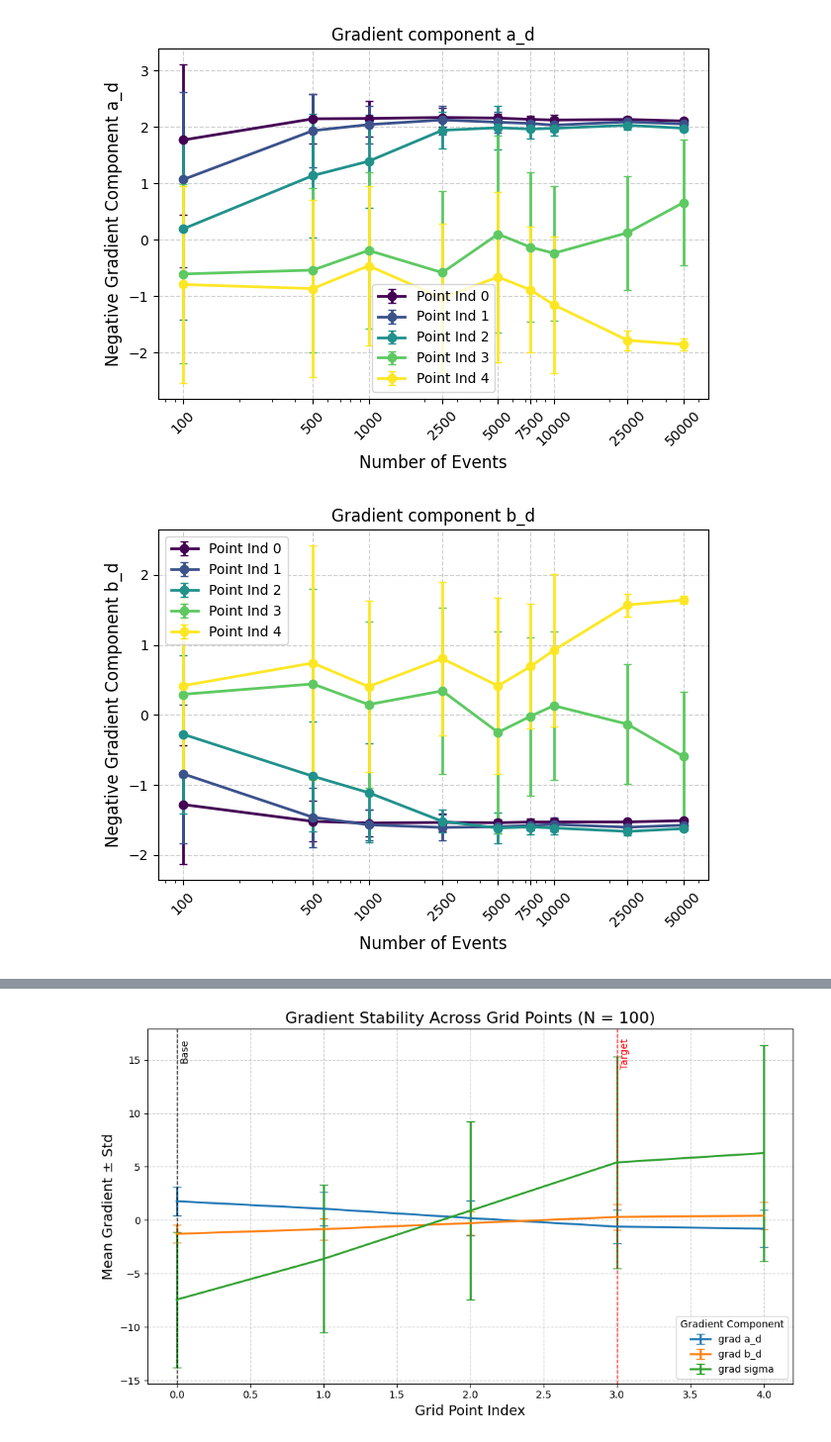
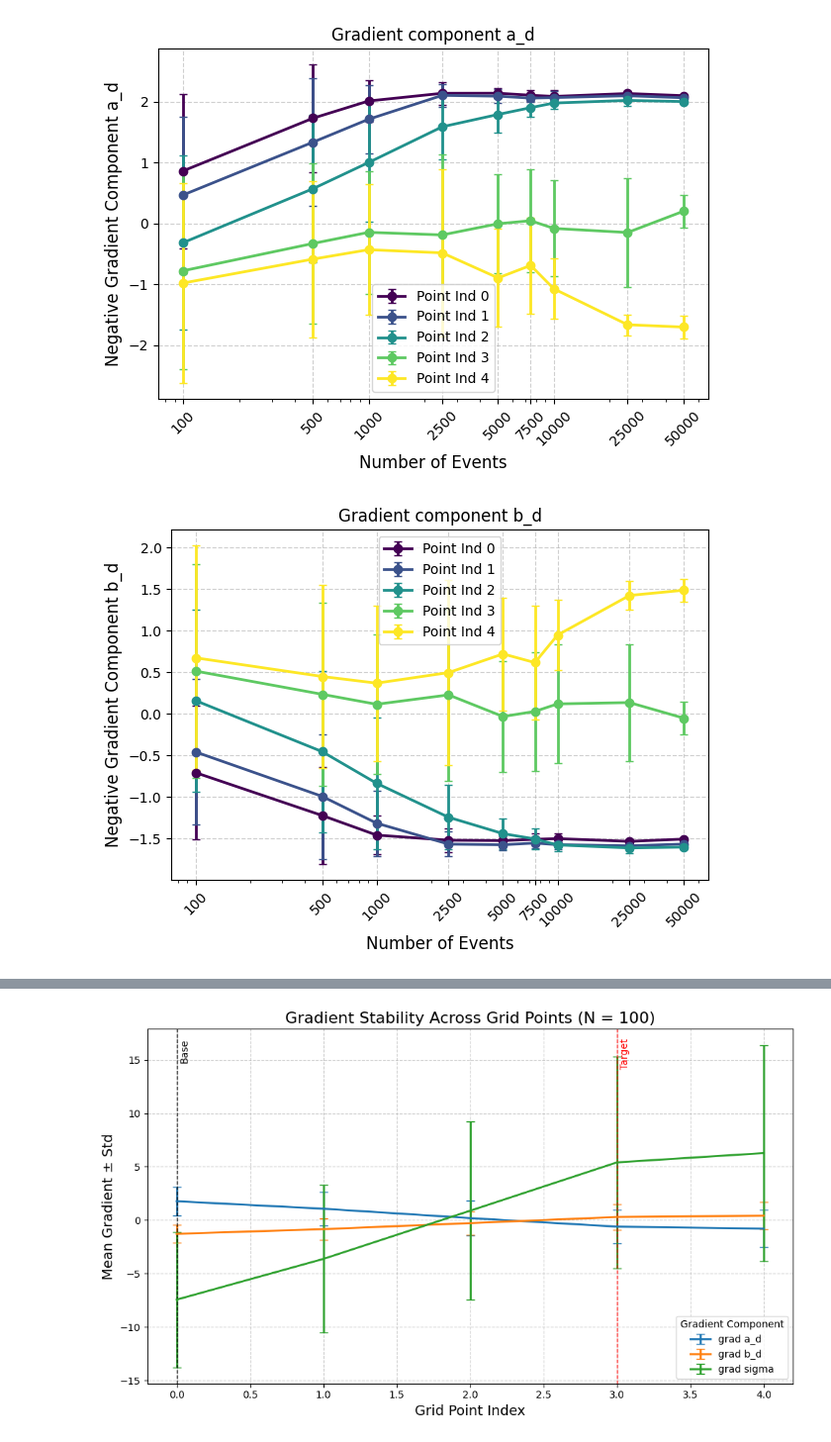
Before and after one commit to tonymenzo/RSA, a Jupyter notebook: src/gradient_stability_plot_errors.ipynb, the cells around one changed output, grey strips where cells are left out. Shown at 99% size. Drawn from its saved outputs; the diff is of its cells as text; code cells hidden in the pictures.

```diff
--- a/src/gradient_stability_plot_errors.ipynb
+++ b/src/gradient_stability_plot_errors.ipynb
@@ -12,7 +12,7 @@ import matplotlib.colors as mcolors
 # Combine multiple simulated data
 # Look at grad_stability/data_description.txt for description of data
 
-plt_nm = 4
+plt_nm = 3
 all_gradients_load = np.load(f'/pscratch/sd/l/ljpuslar/RSA/RSA/src/temp_results/grad_stability_errors/all_gradients{plt_nm}.npy',allow_pickle=True)
 all_loss_grid_load = np.load(f'/pscratch/sd/l/ljpuslar/RSA/RSA/src/temp_results/grad_stability_errors/all_loss_grid{plt_nm}.npy', allow_pickle=True)
 all_metrics_mu_load = np.load(f'/pscratch/sd/l/ljpuslar/RSA/RSA/src/temp_results/grad_stability_errors/all_mu_metrics{plt_nm}.npy', allow_pickle=True)
@@ -111,2 +111,2 @@ plt.savefig(f'/pscratch/sd/l/ljpuslar/RSA/RSA/src/temp_results/grad_stability_er
-[figure, old version]
+[figure, new version]
-[figure, old version]
+[figure, new version]
```
Also changed, not shown: parts of 2 cells of this notebook, 35 other files.
